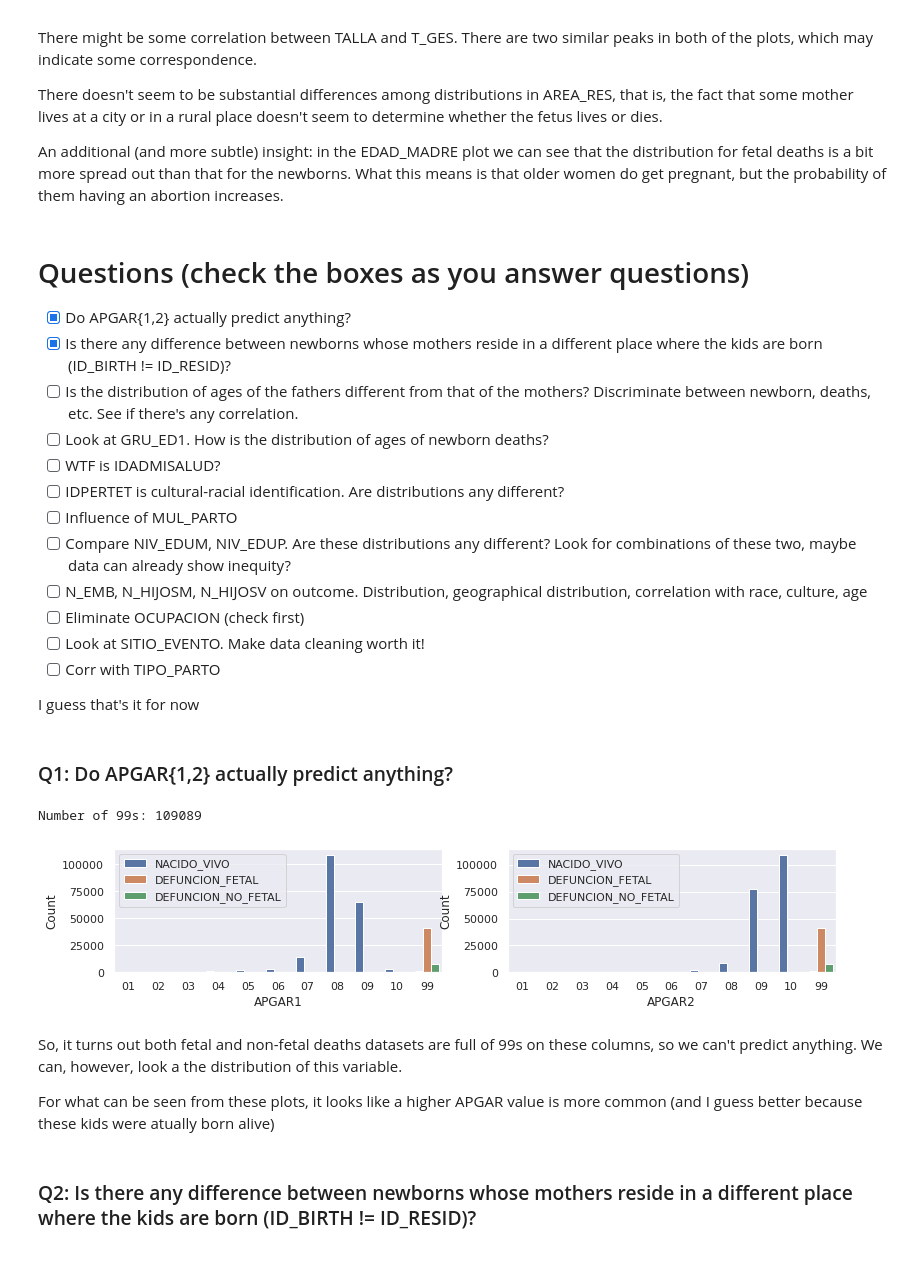
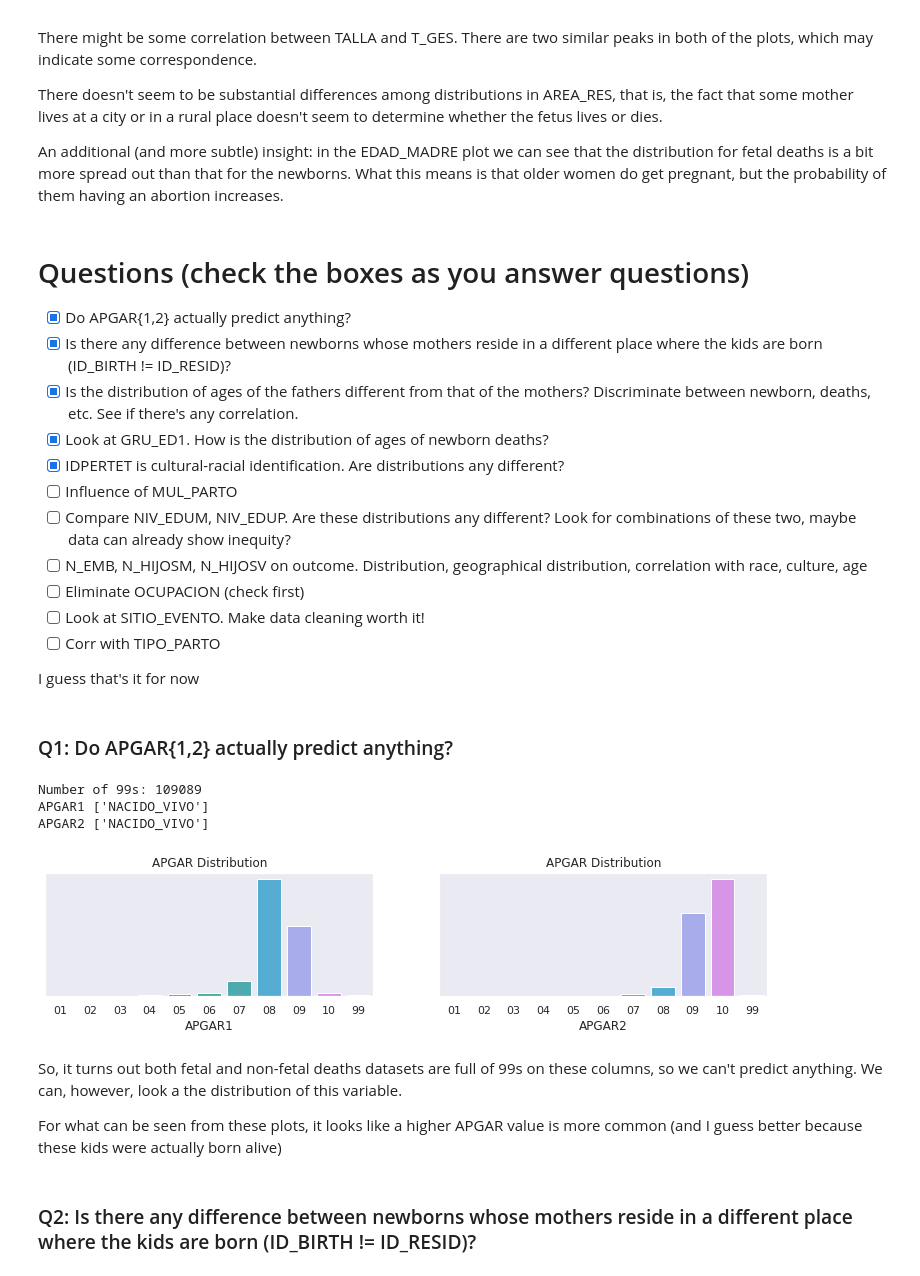
Before and after one commit to PedroOspina17/DS4A, a Jupyter notebook: Notebooks/Andres_EDA.ipynb, the cells around one changed output. Saved outputs shown, nothing was run; the diff lists cells and outputs as text; code cells hidden in the pictures.

```diff
--- a/Notebooks/Andres_EDA.ipynb
+++ b/Notebooks/Andres_EDA.ipynb
@@ -88,10 +88,9 @@ An additional (and more subtle) insight: in the EDAD_MADRE plot we can see that
 
 - [x] Do APGAR{1,2} actually predict anything?
 - [x] Is there any difference between newborns whose mothers reside in a different place where the kids are born (ID_BIRTH != ID_RESID)?
-- [ ] Is the distribution of ages of the fathers different from that of the mothers? Discriminate between newborn, deaths, etc. See if there's any correlation.
-- [ ] Look at GRU_ED1. How is the distribution of ages of newborn deaths?
-- [ ] WTF is IDADMISALUD?
-- [ ] IDPERTET is cultural-racial identification. Are distributions any different?
+- [x] Is the distribution of ages of the fathers different from that of the mothers? Discriminate between newborn, deaths, etc. See if there's any correlation.
+- [x] Look at GRU_ED1. How is the distribution of ages of newborn deaths?
+- [x] IDPERTET is cultural-racial identification. Are distributions any different?
 - [ ] Influence of MUL_PARTO
 - [ ] Compare NIV_EDUM, NIV_EDUP. Are these distributions any different? Look for combinations of these two, maybe data can already show inequity?
 - [ ] N_EMB, N_HIJOSM, N_HIJOSV on outcome. Distribution, geographical distribution, correlation with race, culture, age
@@ -105,27 +104,33 @@ I guess that's it for now
 # %%
 #Let's first look at APGAR{1,2}
 
 #Check for 99s. They should appear ONLY for fetal deaths.
 num99s = df['APGAR1'].value_counts().iloc[0]
 print(f"Number of 99s: {num99s}")
 
 cols = ['APGAR1','APGAR2']
+for col in cols:
+    print(col , df.loc[df[col]!='99','RESULTADO_EMB'].unique())
+
 
 fig = plt.figure(figsize=(20,5))
 for i,col in enumerate(cols):
     axi = fig.add_subplot(2,3,i+1)
-    cnt = (df[['RESULTADO_EMB',col]]
-            .groupby([col,'RESULTADO_EMB'])
+    cnt = (df.loc[df['RESULTADO_EMB'] == 'NACIDO_VIVO',[col,'AREA']].groupby(col)
             .apply(len).reset_index().rename(columns={0:'Count'}))
-    sns.barplot(data=cnt,x=col,y='Count',hue='RESULTADO_EMB')
-    plt.legend(loc=2)
+    sns.barplot(data=cnt,x=col,y='Count')
+    axi.set_ylabel('')
+    axi.set_yticks([])
+    axi.set_title('APGAR Distribution')
 # %% [output]
 Number of 99s: 109089
+APGAR1 ['NACIDO_VIVO']
+APGAR2 ['NACIDO_VIVO']
-[figure, old version]
+[figure, new version]
 # %% [markdown]
 So, it turns out both fetal and non-fetal deaths datasets are full of 99s on these columns, so we can't predict anything. We can, however, look a the distribution of this variable.
 
-For what can be seen from these plots, it looks like a higher APGAR value is more common (and I guess better because these kids were atually born alive)
+For what can be seen from these plots, it looks like a higher APGAR value is more common (and I guess better because these kids were actually born alive)
 # %% [markdown]
 ### Q2: Is there any difference between newborns whose mothers reside in a different place where the kids are born (ID_BIRTH != ID_RESID)?
 # %%
```
Also changed, not shown: parts of 27 cells of this notebook.
